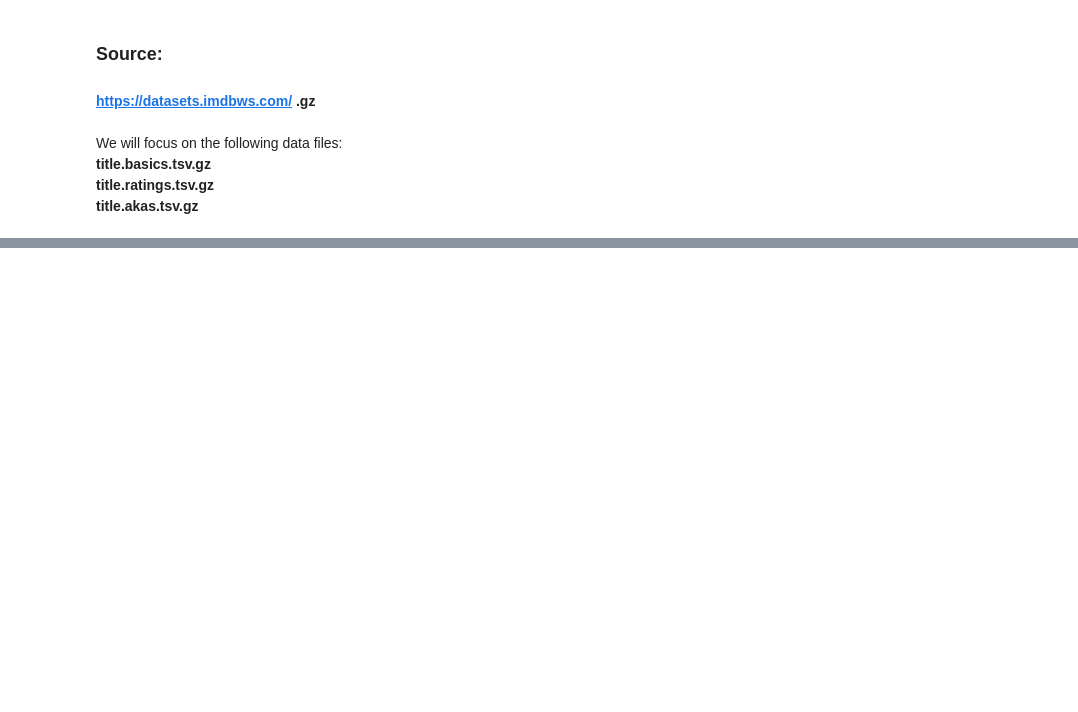
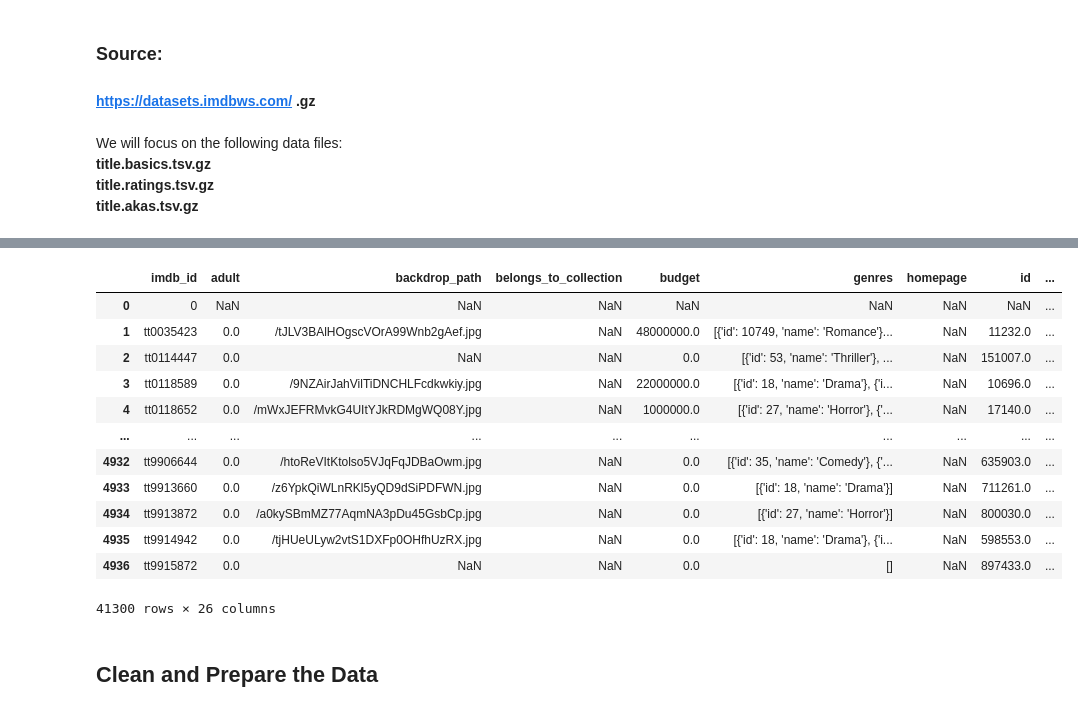
Before and after one commit to nelettelouw/IMDb-Movies, a Jupyter notebook: Project 3 (Part 4) Hypothesis Testing.ipynb, the cells around one changed output, grey strips where cells are left out. Saved outputs shown, nothing was run; the diff lists cells and outputs as text; code cells hidden in the pictures; blank space fills up the shorter version.

```diff
--- a/Project 3 (Part 4) Hypothesis Testing.ipynb
+++ b/Project 3 (Part 4) Hypothesis Testing.ipynb
@@ -21,0 +139,6 @@ We will focus on the following data files: <br>
+# %%
+with open('/Users/NelLouw/.secret/tmdb_api.json', 'r') as f:
+
+    login = json.load(f)
+
+tmdb.API_KEY =  login['api-key']
@@ -21,0 +147,3 @@ We will focus on the following data files: <br>
+# %%
+# Load in the dataframe from project part 1 as basics:
+basics = pd.read_csv(f'{FOLDER}title_basics.csv.gz')
@@ -21,0 +159,3 @@ We will focus on the following data files: <br>
+# %%
+YEARS_TO_GET = [2010,2011,2012,2013,2014,2015,2016,2017,2018,2019]
+errors = []
@@ -21,0 +233,5 @@ We will focus on the following data files: <br>
+# %%
+# Use glob.glob to get COMPLETE filepaths
+q = "Data/**/final*.csv.gz"
+file_list = sorted(glob.glob(q,recursive=True))
+file_list
@@ -21,0 +251,20 @@ We will focus on the following data files: <br>
+# %%
+# Use a list comprehension to load in all files into 1 dataframe
+df = pd.concat([pd.read_csv(f,lineterminator='\n') for f in file_list])
+df
+# %% [output]
+|  | imdb_id | adult | backdrop_path | belongs_to_collection | budget | genres | homepage | id | ... |
+| 0 | 0 | NaN | NaN | NaN | NaN | NaN | NaN | NaN | ... |
+| 1 | tt0035423 | 0.0 | /tJLV3BAlHOgscVOrA99Wnb2gAef.jpg | NaN | 48000000.0 | [{'id': 10749, 'name': 'Romance'}... | NaN | 11232.0 | ... |
+| 2 | tt0114447 | 0.0 | NaN | NaN | 0.0 | [{'id': 53, 'name': 'Thriller'}, ... | NaN | 151007.0 | ... |
+| 3 | tt0118589 | 0.0 | /9NZAirJahVilTiDNCHLFcdkwkiy.jpg | NaN | 22000000.0 | [{'id': 18, 'name': 'Drama'}, {'i... | NaN | 10696.0 | ... |
+| 4 | tt0118652 | 0.0 | /mWxJEFRMvkG4UItYJkRDMgWQ08Y.jpg | NaN | 1000000.0 | [{'id': 27, 'name': 'Horror'}, {'... | NaN | 17140.0 | ... |
+| ... | ... | ... | ... | ... | ... | ... | ... | ... | ... |
+| 4932 | tt9906644 | 0.0 | /htoReVItKtolso5VJqFqJDBaOwm.jpg | NaN | 0.0 | [{'id': 35, 'name': 'Comedy'}, {'... | NaN | 635903.0 | ... |
+| 4933 | tt9913660 | 0.0 | /z6YpkQiWLnRKl5yQD9dSiPDFWN.jpg | NaN | 0.0 | [{'id': 18, 'name': 'Drama'}] | NaN | 711261.0 | ... |
+| 4934 | tt9913872 | 0.0 | /a0kySBmMZ77AqmNA3pDu45GsbCp.jpg | NaN | 0.0 | [{'id': 27, 'name': 'Horror'}] | NaN | 800030.0 | ... |
+| 4935 | tt9914942 | 0.0 | /tjHUeULyw2vtS1DXFp0OHfhUzRX.jpg | NaN | 0.0 | [{'id': 18, 'name': 'Drama'}, {'i... | NaN | 598553.0 | ... |
+| 4936 | tt9915872 | 0.0 | NaN | NaN | 0.0 | [] | NaN | 897433.0 | ... |
+41300 rows × 26 columns
+# %% [markdown]
+## **Clean and Prepare the Data**
```
Also changed, not shown: parts of 92 cells of this notebook, 21 other files.
